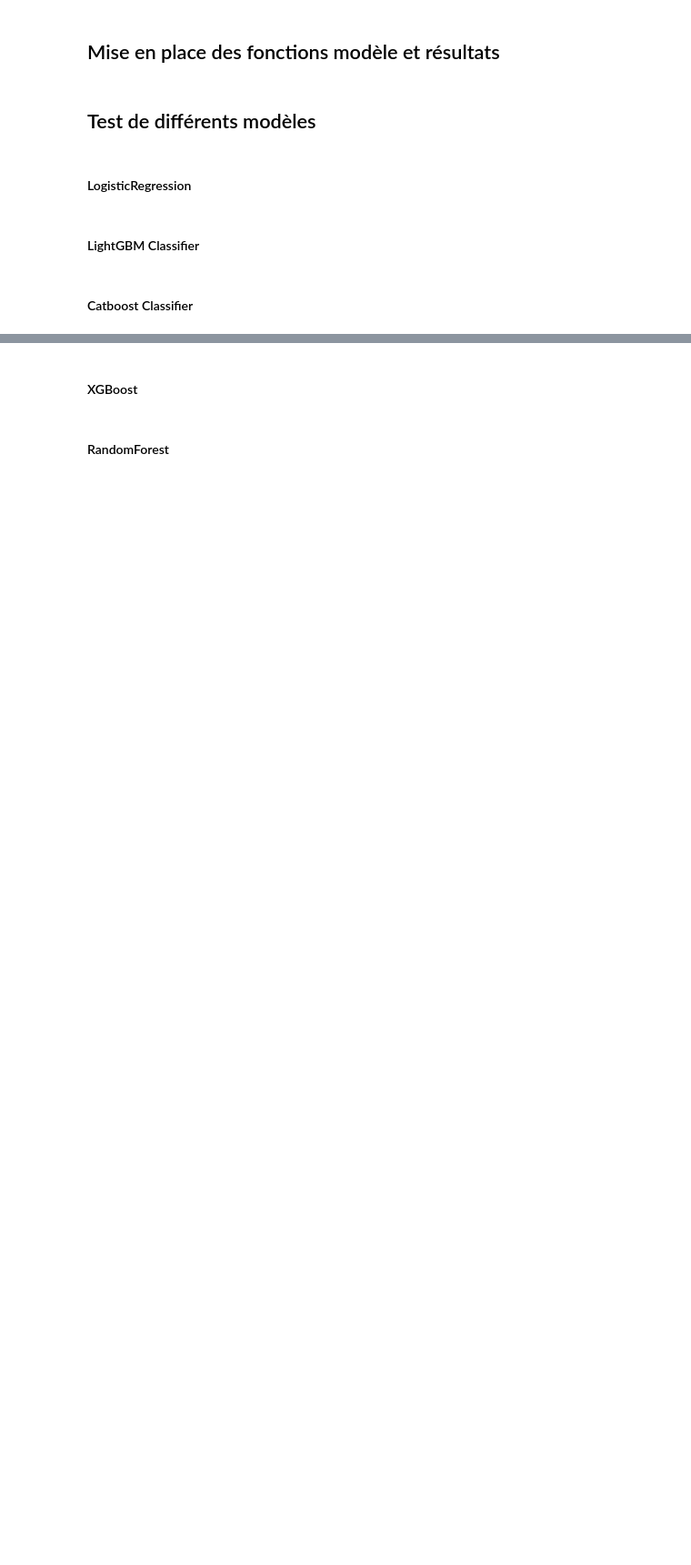
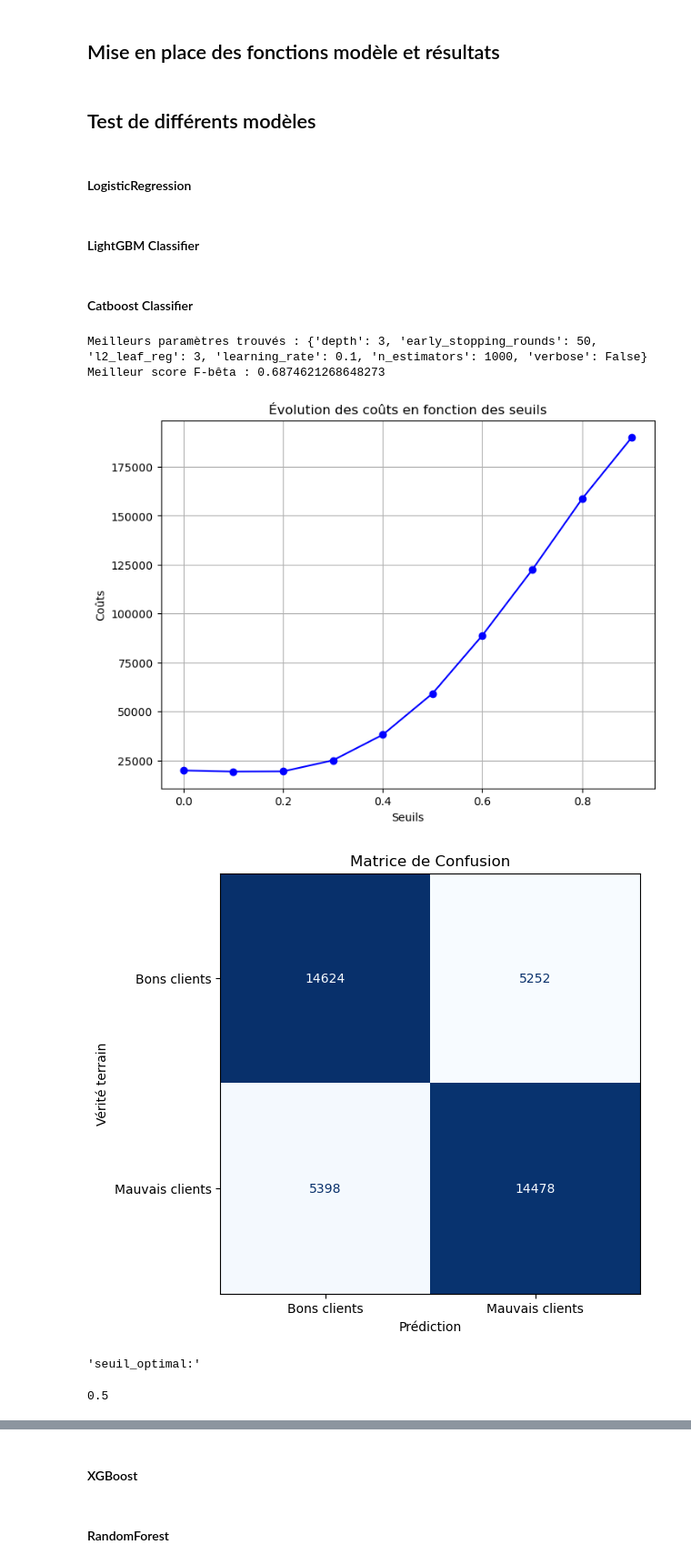
Before and after one commit to corentinlfi/Projet7, a Jupyter notebook: Classifications.ipynb, the cells around one changed output, grey strips where cells are left out. Shown: that part at 91% size. Saved outputs shown, nothing was run; the diff lists cells and outputs as text; code cells hidden in the pictures; blank space fills up the shorter version.

```diff
--- a/Classifications.ipynb
+++ b/Classifications.ipynb
@@ -192,8 +194,8 @@ X_test = scaler.transform(X_test)
 X_train = pd.DataFrame(X_train, columns=features)
 X_test = pd.DataFrame(X_test, columns=features)
 
-X_train.columns = X_train.columns.str.replace(r'[^a-zA-Z0-9_]', '_', regex=True)
-X_test.columns = X_test.columns.str.replace(r'[^a-zA-Z0-9_]', '_', regex=True)
+#X_train.columns = X_train.columns.str.replace(r'[^a-zA-Z0-9_]', '_', regex=True)
+#X_test.columns = X_test.columns.str.replace(r'[^a-zA-Z0-9_]', '_', regex=True)
 
 print('Training data shape: ', X_train.shape)
 print('Testing data shape: ', X_test.shape)
@@ -403,15 +410,22 @@ affichageResultatsModele(LGBMClassifier_entraine)
 # %%
 arguments_modele={}
 
 param_grid = {
-    'depth': [1,3,5],
-    'learning_rate': [0.01,0.05,0.1],
-    'n_estimators': [100,200,300],
-    'l2_leaf_reg':[1,2,3],
+    'depth': [3],
+    'learning_rate': [0.1],
+    'n_estimators': [1000],
+    'l2_leaf_reg':[3],
     'verbose':[False],
     'early_stopping_rounds':[50],
 }
 
 CatBoostClassifier_entraine = entrainementModeleAvecCV(CatBoostClassifier, arguments_modele, param_grid, 2)
 affichageResultatsModele(CatBoostClassifier_entraine, False)
 #featureImportanceLocale(CatBoostClassifier_entraine, 0)
+# %% [output]
+Meilleurs paramètres trouvés : {'depth': 3, 'early_stopping_rounds': 50, 'l2_leaf_reg': 3, 'learning_rate': 0.1, 'n_estimators': 1000, 'verbose': False}
+Meilleur score F-bêta : 0.6874621268648273
+[figure, added]
+[figure, added]
+'seuil_optimal:'
+0.5
```
Also changed, not shown: parts of 5 cells of this notebook, 6 other files.
